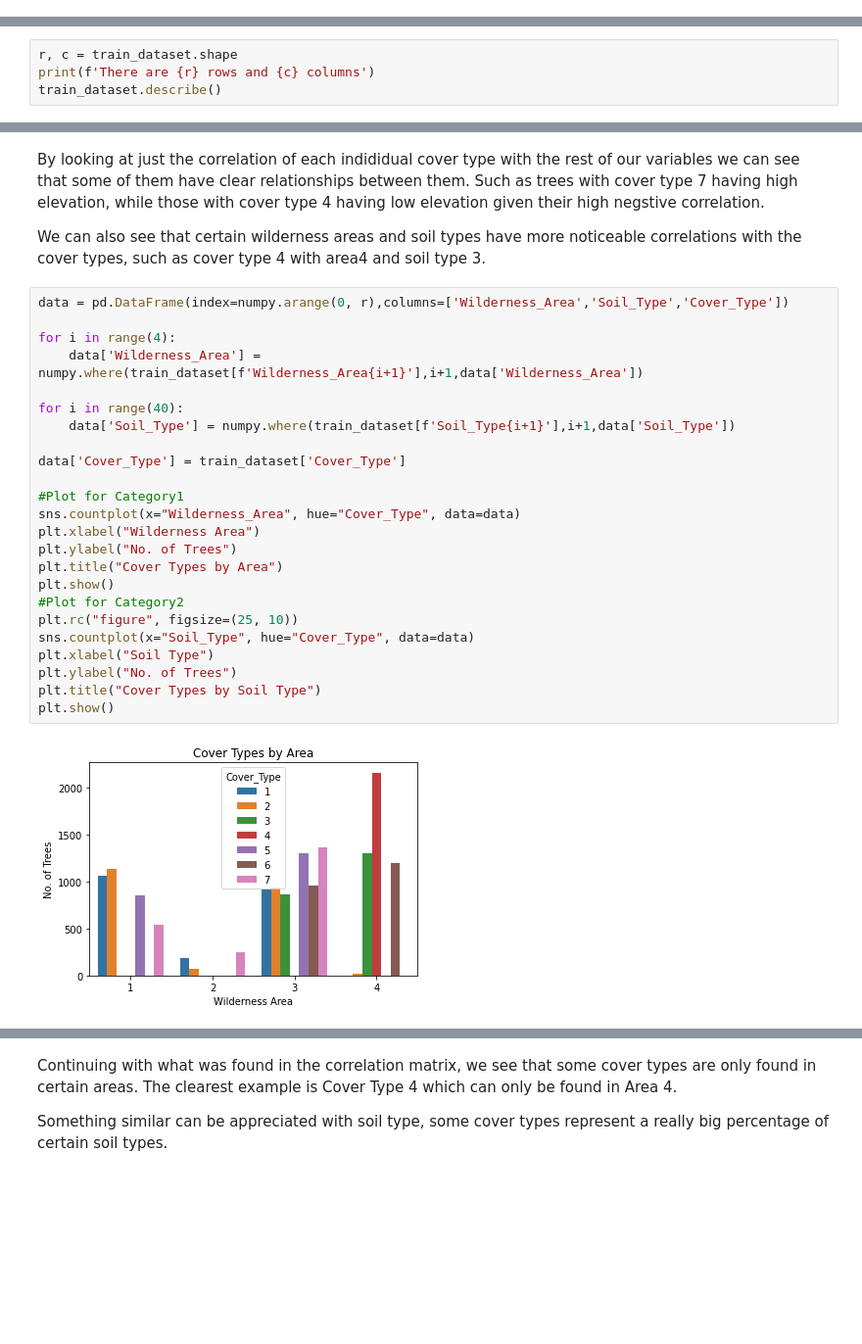
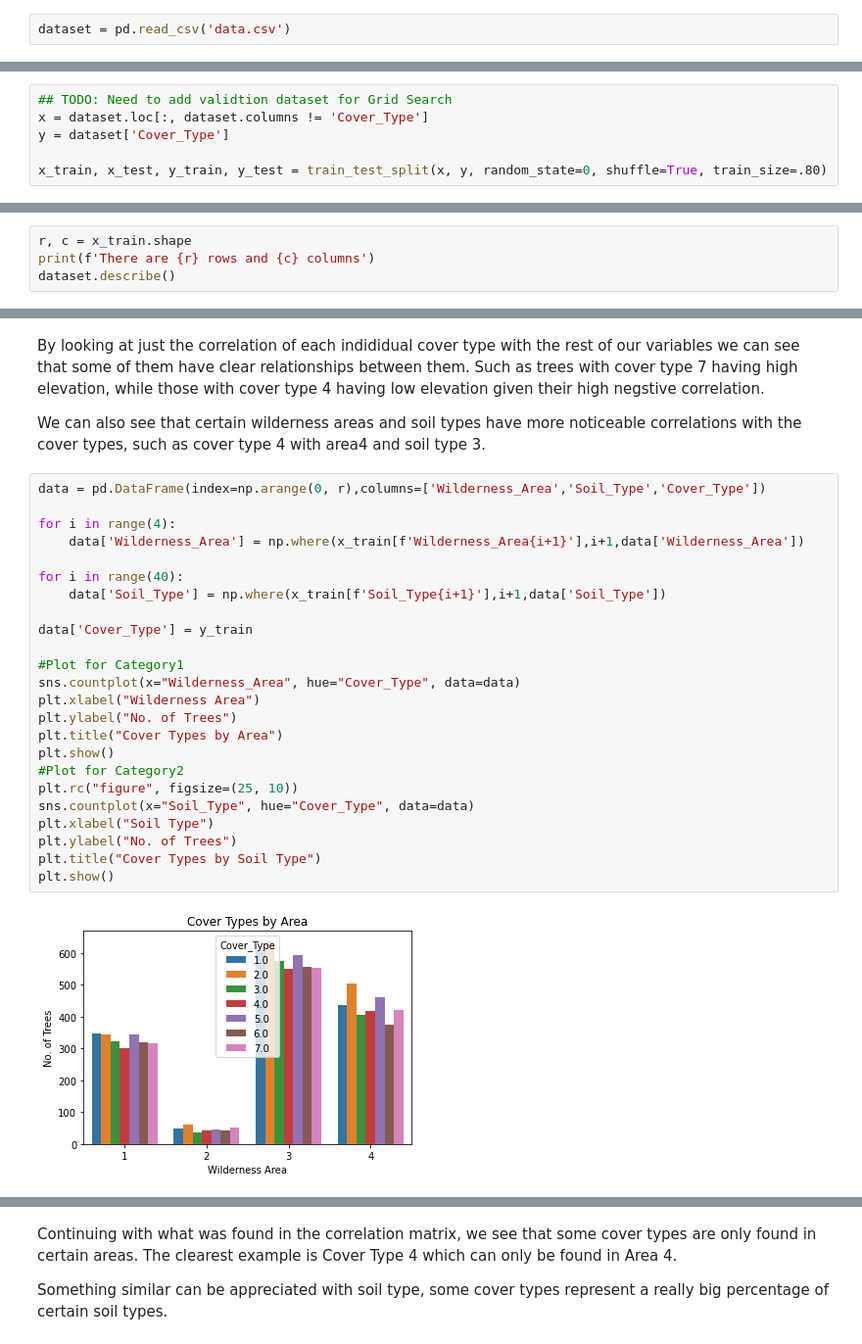
Before and after one commit to hanmaegeo/Forest-Cover-Type-Prediction, a Jupyter notebook: project_baseline.ipynb, the cells around one changed output, grey strips where cells are left out. Shown at 98% size. Saved outputs shown, nothing was run; the diff lists cells and outputs as text; blank space fills up the shorter version.

```diff
--- a/project_baseline.ipynb
+++ b/project_baseline.ipynb
@@ -58 +54,3 @@ test_dataset = pd.read_csv(test_url)
+# %%
+dataset = pd.read_csv('data.csv')
 # %%
@@ -76,7 +68,13 @@ test_dataset.head()
+# %%
+## TODO: Need to add validtion dataset for Grid Search
+x = dataset.loc[:, dataset.columns != 'Cover_Type']
+y = dataset['Cover_Type']
+
+x_train, x_test, y_train, y_test = train_test_split(x, y, random_state=0, shuffle=True, train_size=.80)
 # %% [markdown]
 ## Exploratory Data Analysis
 # %%
-r, c = train_dataset.shape
+r, c = x_train.shape
 print(f'There are {r} rows and {c} columns')
-train_dataset.describe()
+dataset.describe()
 # %% [output]
@@ -162,28 +176,28 @@ By looking at just the correlation of each indididual cover type with the rest o
 
 We can also see that certain wilderness areas and soil types have more noticeable correlations with the cover types, such as cover type 4 with area4 and soil type 3.
 # %%
-data = pd.DataFrame(index=numpy.arange(0, r),columns=['Wilderness_Area','Soil_Type','Cover_Type'])
+data = pd.DataFrame(index=np.arange(0, r),columns=['Wilderness_Area','Soil_Type','Cover_Type'])
 
 for i in range(4):
-    data['Wilderness_Area'] = numpy.where(train_dataset[f'Wilderness_Area{i+1}'],i+1,data['Wilderness_Area'])
+    data['Wilderness_Area'] = np.where(x_train[f'Wilderness_Area{i+1}'],i+1,data['Wilderness_Area'])
 
 for i in range(40):
-    data['Soil_Type'] = numpy.where(train_dataset[f'Soil_Type{i+1}'],i+1,data['Soil_Type'])
+    data['Soil_Type'] = np.where(x_train[f'Soil_Type{i+1}'],i+1,data['Soil_Type'])
 
-data['Cover_Type'] = train_dataset['Cover_Type']
+data['Cover_Type'] = y_train
 
 #Plot for Category1
 sns.countplot(x="Wilderness_Area", hue="Cover_Type", data=data)
 plt.xlabel("Wilderness Area")
 plt.ylabel("No. of Trees")
 plt.title("Cover Types by Area")
 plt.show()
 #Plot for Category2
 plt.rc("figure", figsize=(25, 10))
 sns.countplot(x="Soil_Type", hue="Cover_Type", data=data)
 plt.xlabel("Soil Type")
 plt.ylabel("No. of Trees")
 plt.title("Cover Types by Soil Type")
 plt.show()
 # %% [output]
-[figure, old version]
+[figure, new version]
```
Also changed, not shown: parts of 22 cells of this notebook, 4 other files.
